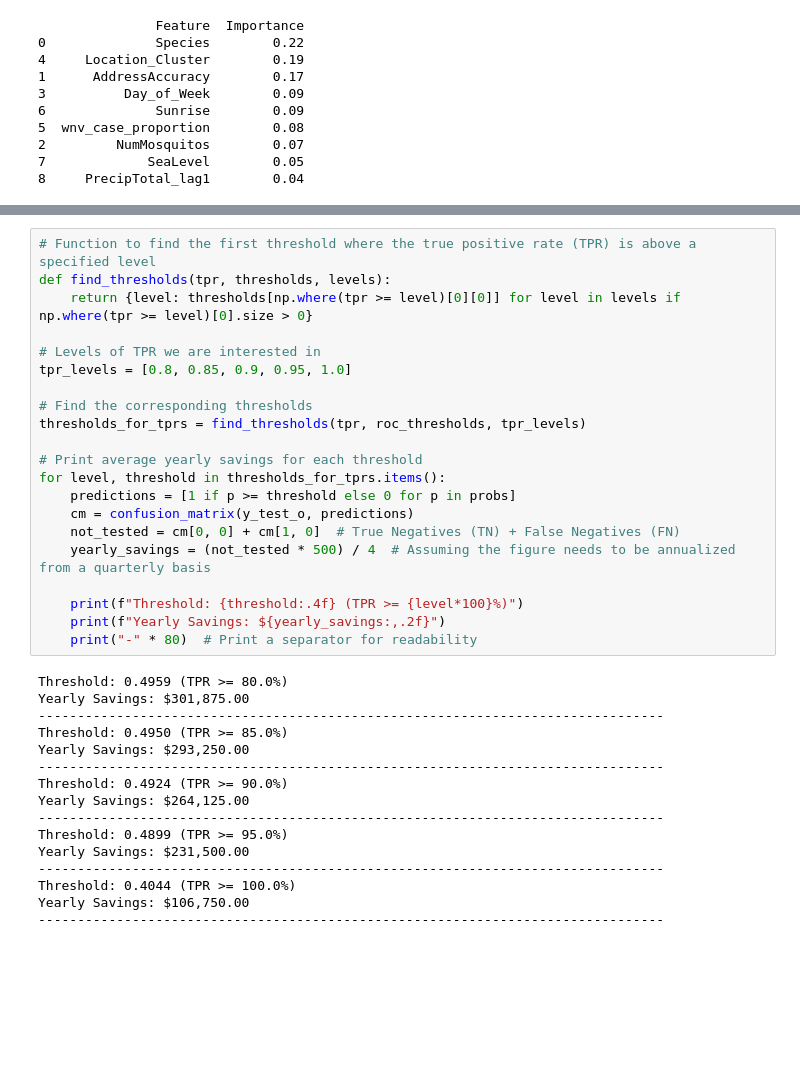
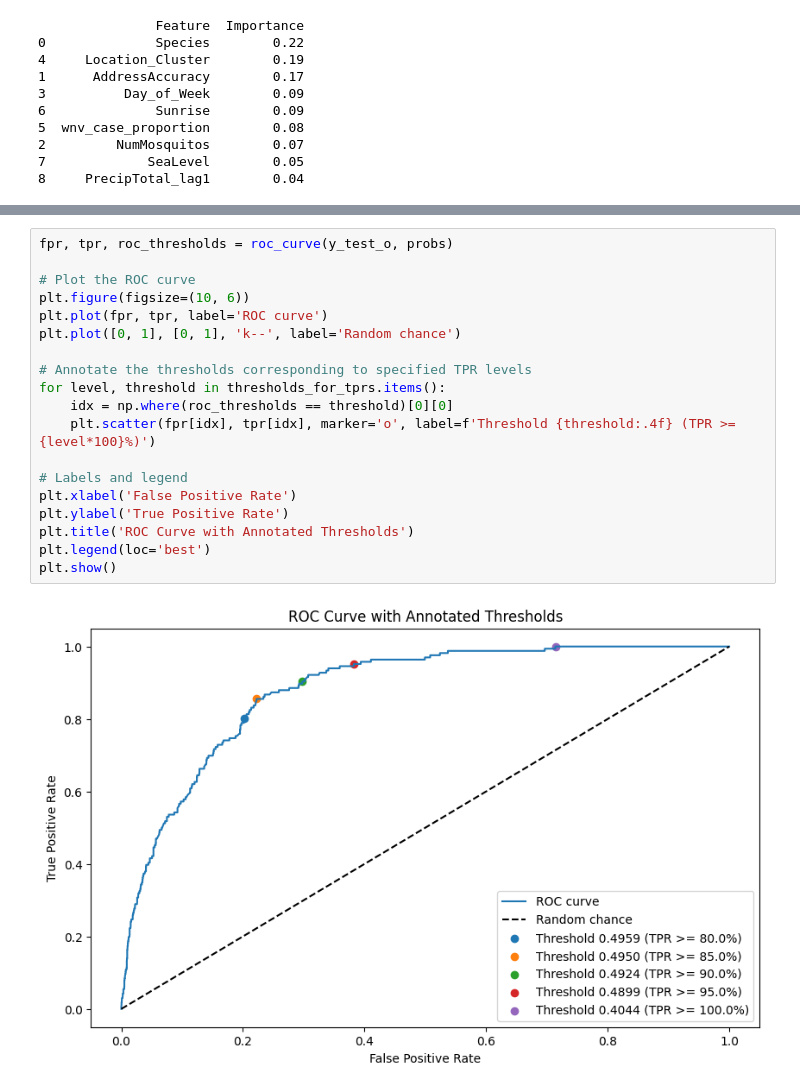
Before and after one commit to euanjudd/predict-west-nile-virus, a Jupyter notebook: src/05_final_model.ipynb, the cells around one changed output, grey strips where cells are left out. Drawn from its saved outputs; the diff is of its cells as text; blank space fills up the shorter version.

```diff
--- a/src/05_final_model.ipynb
+++ b/src/05_final_model.ipynb
@@ -222,37 +183,21 @@ Confusion Matrix for Threshold 0.40436517769002966 (TPR >= 100.0%):
-# %%
-# Function to find the first threshold where the true positive rate (TPR) is above a specified level
-def find_thresholds(tpr, thresholds, levels):
-    return {level: thresholds[np.where(tpr >= level)[0][0]] for level in levels if np.where(tpr >= level)[0].size > 0}
-
-# Levels of TPR we are interested in
-tpr_levels = [0.8, 0.85, 0.9, 0.95, 1.0]
-
-# Find the corresponding thresholds
-thresholds_for_tprs = find_thresholds(tpr, roc_thresholds, tpr_levels)
-
-# Print average yearly savings for each threshold
-for level, threshold in thresholds_for_tprs.items():
-    predictions = [1 if p >= threshold else 0 for p in probs]
-    cm = confusion_matrix(y_test_o, predictions)
-    not_tested = cm[0, 0] + cm[1, 0]  # True Negatives (TN) + False Negatives (FN)
-    yearly_savings = (not_tested * 500) / 4  # Assuming the figure needs to be annualized from a quarterly basis
-
-    print(f"Threshold: {threshold:.4f} (TPR >= {level*100}%)")
-    print(f"Yearly Savings: ${yearly_savings:,.2f}")
-    print("-" * 80)  # Print a separator for readability
-# %% [output]
-Threshold: 0.4959 (TPR >= 80.0%)
-Yearly Savings: $301,875.00
---------------------------------------------------------------------------------
-Threshold: 0.4950 (TPR >= 85.0%)
-Yearly Savings: $293,250.00
---------------------------------------------------------------------------------
-Threshold: 0.4924 (TPR >= 90.0%)
-Yearly Savings: $264,125.00
---------------------------------------------------------------------------------
-Threshold: 0.4899 (TPR >= 95.0%)
-Yearly Savings: $231,500.00
---------------------------------------------------------------------------------
-Threshold: 0.4044 (TPR >= 100.0%)
-Yearly Savings: $106,750.00
---------------------------------------------------------------------------------
+# %%
+fpr, tpr, roc_thresholds = roc_curve(y_test_o, probs)
+
+# Plot the ROC curve
+plt.figure(figsize=(10, 6))
+plt.plot(fpr, tpr, label='ROC curve')
+plt.plot([0, 1], [0, 1], 'k--', label='Random chance')
+
+# Annotate the thresholds corresponding to specified TPR levels
+for level, threshold in thresholds_for_tprs.items():
+    idx = np.where(roc_thresholds == threshold)[0][0]
+    plt.scatter(fpr[idx], tpr[idx], marker='o', label=f'Threshold {threshold:.4f} (TPR >= {level*100}%)')
+
+# Labels and legend
+plt.xlabel('False Positive Rate')
+plt.ylabel('True Positive Rate')
+plt.title('ROC Curve with Annotated Thresholds')
+plt.legend(loc='best')
+plt.show()
+# %% [output]
+[figure, added]
```
Also changed, not shown: parts of 4 cells of this notebook.
